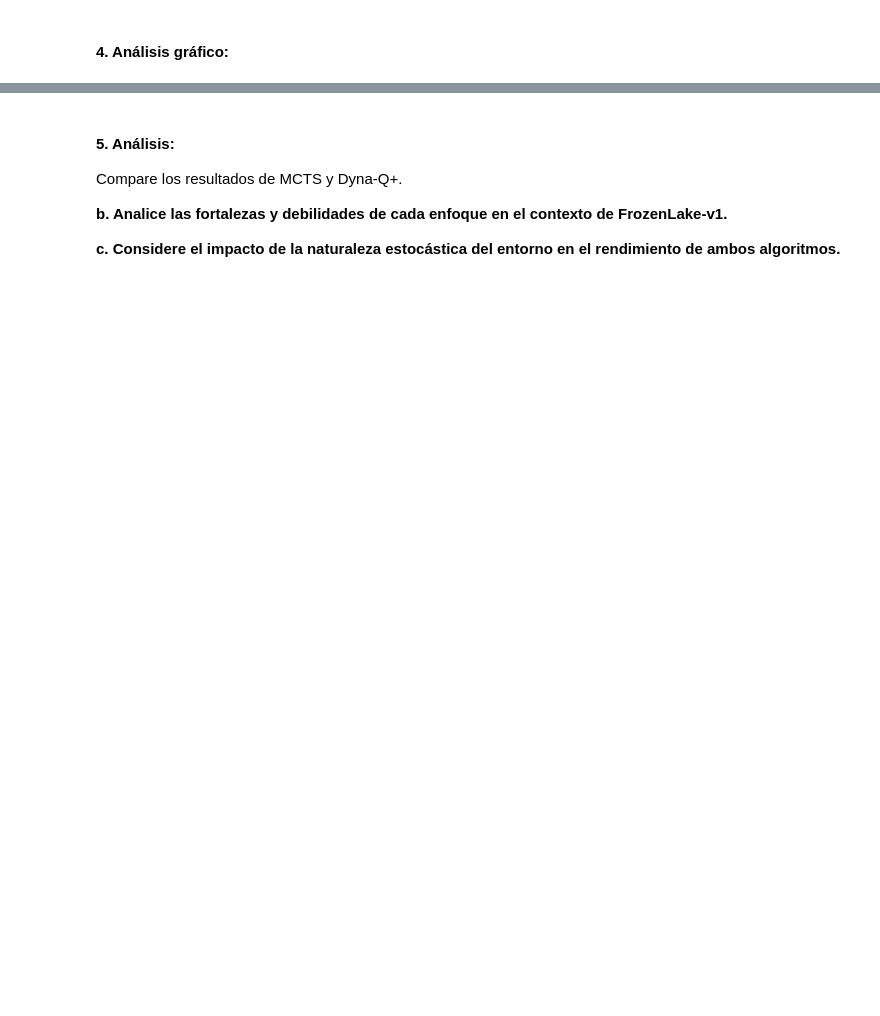
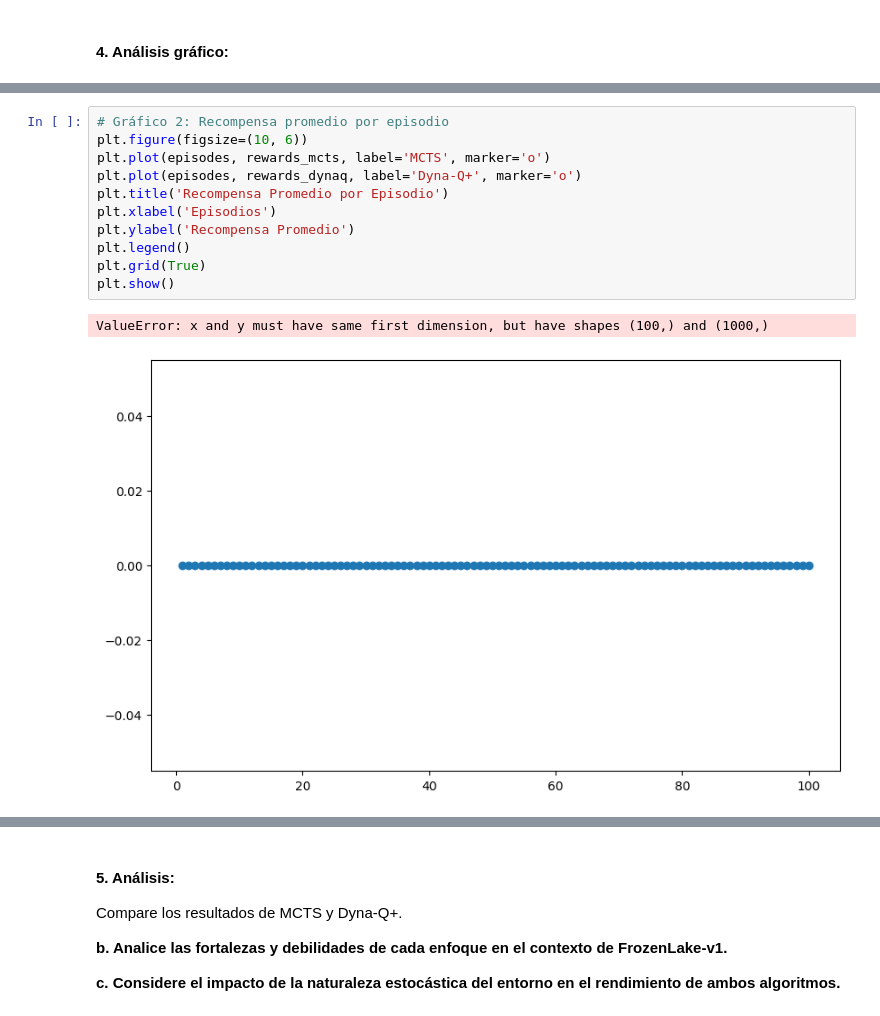
Before and after one commit to Ldsc2002/RL-Lab6, a Jupyter notebook: main.ipynb, the cells around one changed output, grey strips where cells are left out. Drawn from its saved outputs; the diff is of its cells as text; blank space fills up the shorter version.

```diff
--- a/main.ipynb
+++ b/main.ipynb
@@ -245,0 +359,14 @@ Promedio de recompensas: 0.0
+# %%
+# Gráfico 2: Recompensa promedio por episodio
+plt.figure(figsize=(10, 6))
+plt.plot(episodes, rewards_mcts, label='MCTS', marker='o')
+plt.plot(episodes, rewards_dynaq, label='Dyna-Q+', marker='o')
+plt.title('Recompensa Promedio por Episodio')
+plt.xlabel('Episodios')
+plt.ylabel('Recompensa Promedio')
+plt.legend()
+plt.grid(True)
+plt.show()
+# %% [output]
+ValueError: x and y must have same first dimension, but have shapes (100,) and (1000,)
+[figure, added]
```
Also changed, not shown: parts of 8 cells of this notebook.
